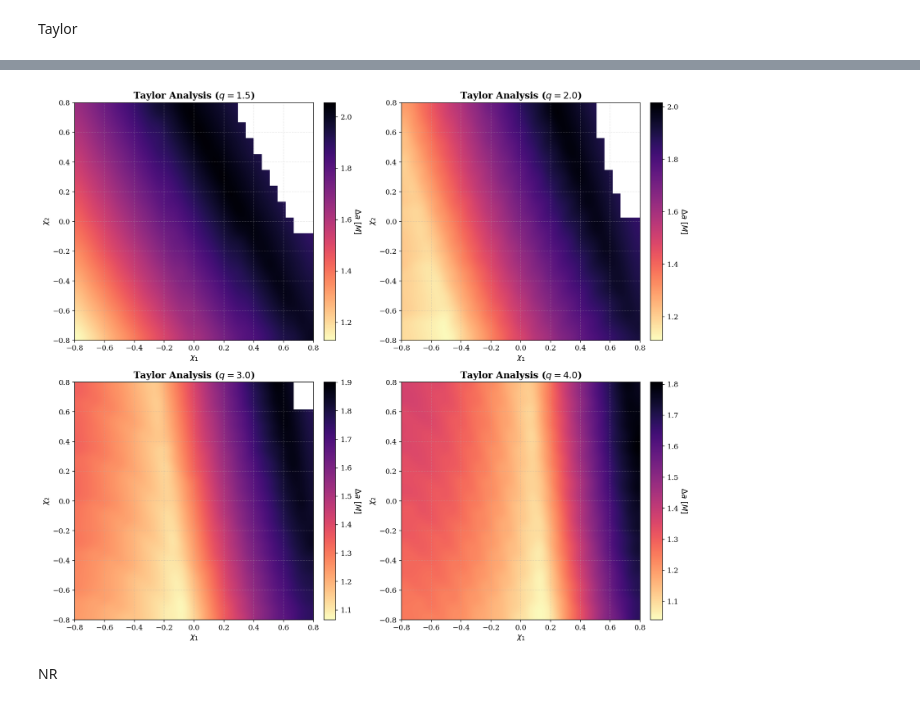
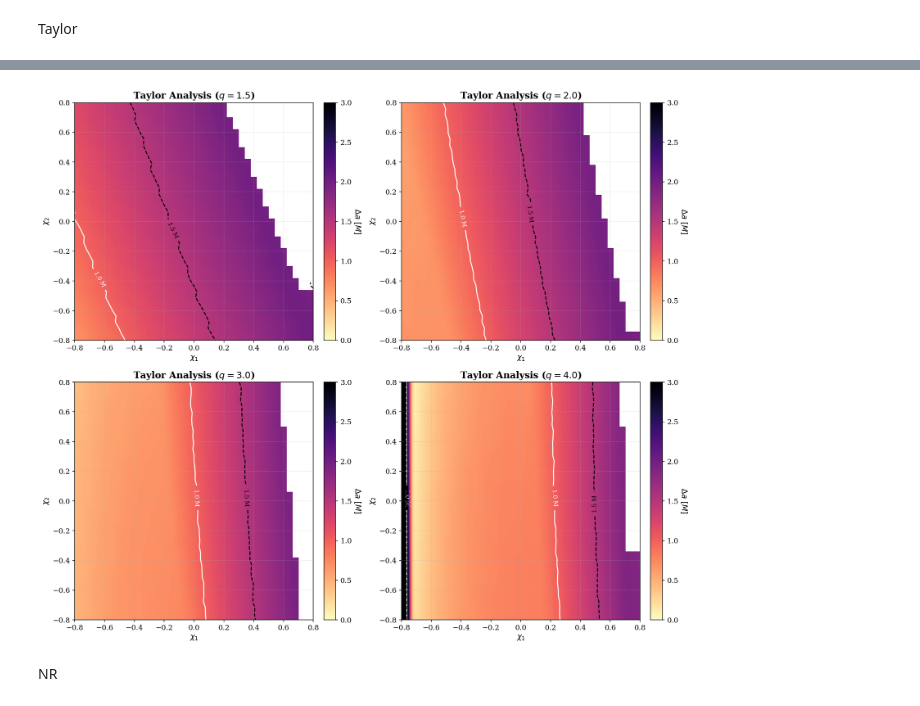
Before and after one commit to giacomobrugali/Entropy-conjecture, a Jupyter notebook: Entropy-conjecture/Newtonian_analysis/Aligned_spin.ipynb, the cells around one changed output, grey strips where cells are left out. Cells and saved outputs as stored; diff of their text form; code cells hidden in the pictures.

```diff
--- a/Entropy-conjecture/Newtonian_analysis/Aligned_spin.ipynb
+++ b/Entropy-conjecture/Newtonian_analysis/Aligned_spin.ipynb
@@ -809,10 +874,10 @@ plt.show()
 **DELTA a ANALYSIS**
 # %%
 q_a = 3
-chi1_a = 0.5
-chi2_a = 0.5
+chi1_a = 0.3
+chi2_a = 0.2
 
-a_a = np.linspace(100.0, 7.0, 10000)
+a_a = np.linspace(100.0, 10.0, 10000)
 
 spin1 = [0.0, 0.0, chi1_a]
 spin2 = [0.0, 0.0, chi2_a]
@@ -929,9 +994,9 @@ SPIN CONFIGURATIONS HEATMAP
 Padè
 # %%
 q_padè = 4
-a_padè = np.linspace(30.0, 5.0, 10000)
+a_padè = np.linspace(30.0, 6.0, 10000)
 
-n_points_p = 30
+n_points_p = 40
 chi_range_p = np.linspace(-0.8, 0.8, n_points_p)
 chi1_grid_p, chi2_grid_p = np.meshgrid(chi_range_p, chi_range_p)
 delta_r_matrix = np.full_like(chi1_grid_p, np.nan)
@@ -1067,12 +1132,12 @@ for idx, q_val in enumerate(q_values):
     masked_matrix = np.ma.masked_invalid(matrix)
     im = ax.imshow(matrix, origin='lower',
                    extent=[chi_range_p.min(), chi_range_p.max(), chi_range_p.min(), chi_range_p.max()],
-                   cmap='magma_r', aspect='auto', interpolation='bicubic',vmin=0.0, vmax=2.0)
+                   cmap='magma_r', aspect='auto', interpolation='bicubic',vmin=0.0, vmax=3.0)
 
     cbar = fig.colorbar(im, ax=ax, fraction=0.046, pad=0.04)
     cbar.set_label(r'$\Delta a \ [M]$', rotation=270, labelpad=15)
-    #contours = ax.contour(chi1_grid_p, chi2_grid_p, masked_matrix, levels=[0.3, 0.5, 1.0],
-    #                      colors=['white', 'black'], linestyles=['-', '--'], linewidths=1.5)
+    contours = ax.contour(chi1_grid_p, chi2_grid_p, masked_matrix, levels=[0.3, 0.5, 1.0],
+                          colors=['white', 'black'], linestyles=['-', '--'], linewidths=1.5)
     ax.clabel(contours, inline=True, fontsize=9, fmt='%.1f M')
     ax.set_xlabel(r'$\chi_1$')
     ax.set_ylabel(r'$\chi_2$')
@@ -1085,10 +1150,10 @@ plt.show()
 # %% [markdown]
 Taylor
 # %%
-q_taylor = 4.0
-a_taylor = np.linspace(30.0, 5.0, 10000)
+q_taylor = 2.0
+a_taylor = np.linspace(30.0, 6.0, 10000)
 
-n_points_t = 30
+n_points_t = 40
 chi_range_t = np.linspace(-0.8, 0.8, n_points_t)
 chi1_grid_t, chi2_grid_t = np.meshgrid(chi_range_t, chi_range_t)
 delta_r_matrix_taylor = np.full_like(chi1_grid_t, np.nan)
@@ -1209,33 +1274,33 @@ for q_val in q_values:
 # %%
 plt.rcParams.update({
     "font.family": "serif",
     "axes.labelsize": 12,
     "axes.titlesize": 14,
 })
 
 fig, axes = plt.subplots(nrows=2, ncols=2, figsize=(14, 12), dpi=150)
 axes = axes.flatten()
 
 for idx, q_val in enumerate(q_values):
     ax = axes[idx]
     matrix = results_dict_taylor[q_val]
     im = ax.imshow(matrix, origin='lower',
                    extent=[chi_range_t.min(), chi_range_t.max(), chi_range_t.min(), chi_range_t.max()],
-                   cmap='magma_r', aspect='auto', interpolation='bicubic')
+                   cmap='magma_r', aspect='auto', interpolation='bicubic',vmin=0.0, vmax=3.0)
 
     cbar = fig.colorbar(im, ax=ax, fraction=0.046, pad=0.04)
     cbar.set_label(r'$\Delta a \ [M]$', rotation=270, labelpad=15)
-    #contours = ax.contour(chi1_grid_t, chi2_grid_t, matrix, levels=[1.0, 1.5],
-    #                      colors=['white', 'black'], linestyles=['-', '--'], linewidths=1.5)
+    contours = ax.contour(chi1_grid_t, chi2_grid_t, matrix, levels=[1.0, 1.5],
+                          colors=['white', 'black'], linestyles=['-', '--'], linewidths=1.5)
     ax.clabel(contours, inline=True, fontsize=9, fmt='%.1f M')
     ax.set_xlabel(r'$\chi_1$')
     ax.set_ylabel(r'$\chi_2$')
     ax.set_title(rf'Taylor Analysis ($q={q_val}$)', fontweight='bold')
 
 plt.tight_layout()
 plt.show()
 # %% [output]
-[figure, old version]
+[figure, new version]
 # %% [markdown]
 NR
 # %%
```
Also changed, not shown: parts of 23 cells of this notebook.
